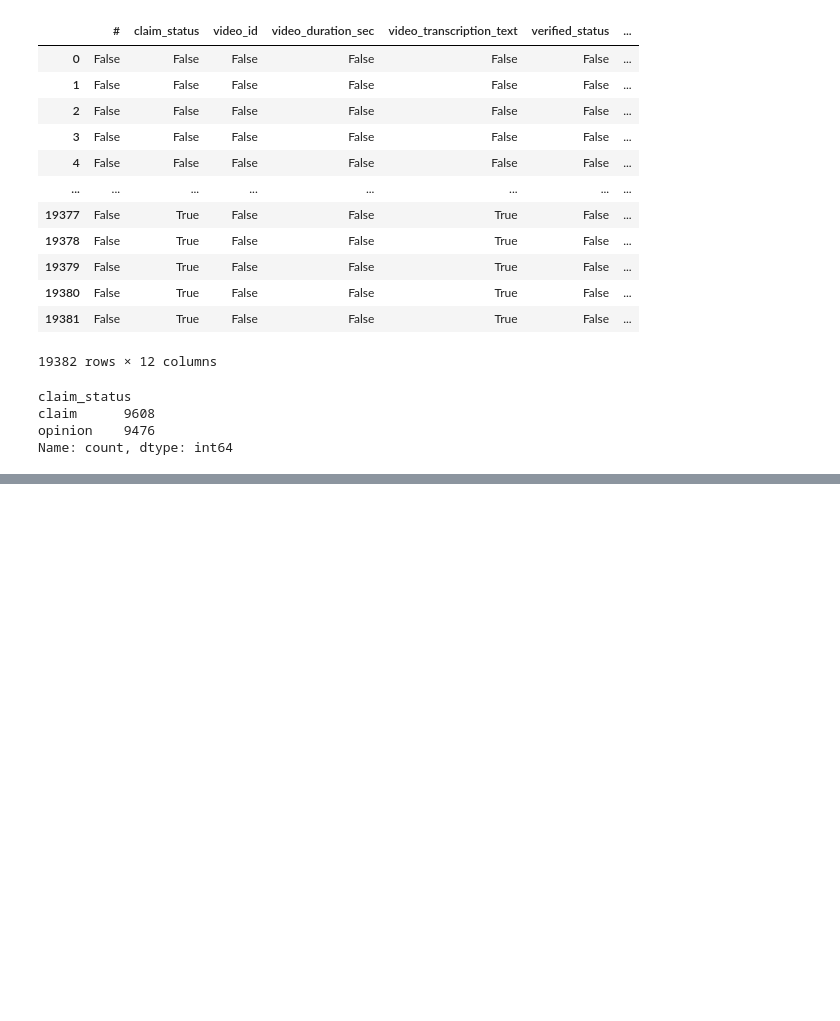
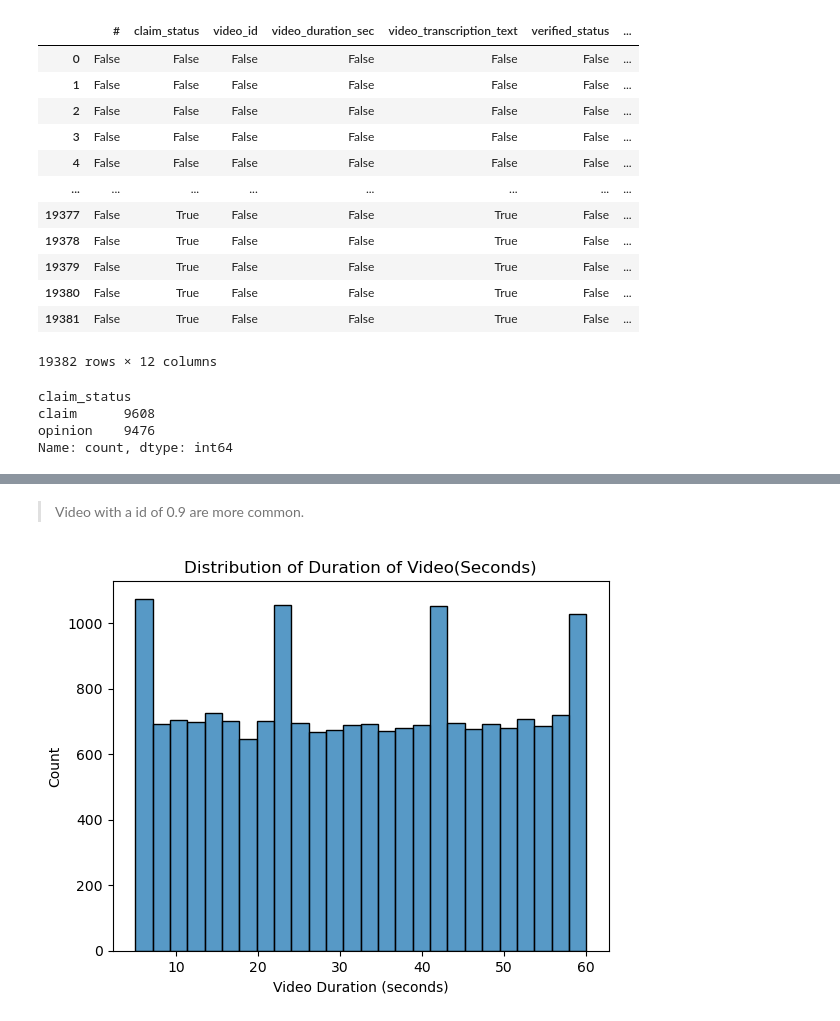
Before and after one commit to alishanstyles/Projects, a Jupyter notebook: Documents/coding-temple/Tik Tok Data Analysis/Untitled.ipynb, the cells around one changed output, grey strips where cells are left out. Drawn from its saved outputs; the diff is of its cells as text; code cells hidden in the pictures; blank space fills up the shorter version.

```diff
--- a/Documents/coding-temple/Tik Tok Data Analysis/Untitled.ipynb
+++ b/Documents/coding-temple/Tik Tok Data Analysis/Untitled.ipynb
@@ -100,0 +114,10 @@ sns.histplot(data = df,
+# %% [markdown]
+> Video with a id of 0.9  are more common.
+# %%
+sns.histplot(data = df,
+              x = 'video_duration_sec')
+plt.title('Distribution of Duration of Video(Seconds)')
+plt.xlabel('Video Duration (seconds)')
+plt.ylabel('Count');
+# %% [output]
+[figure, added]
```
Also changed, not shown: parts of 6 cells of this notebook.
